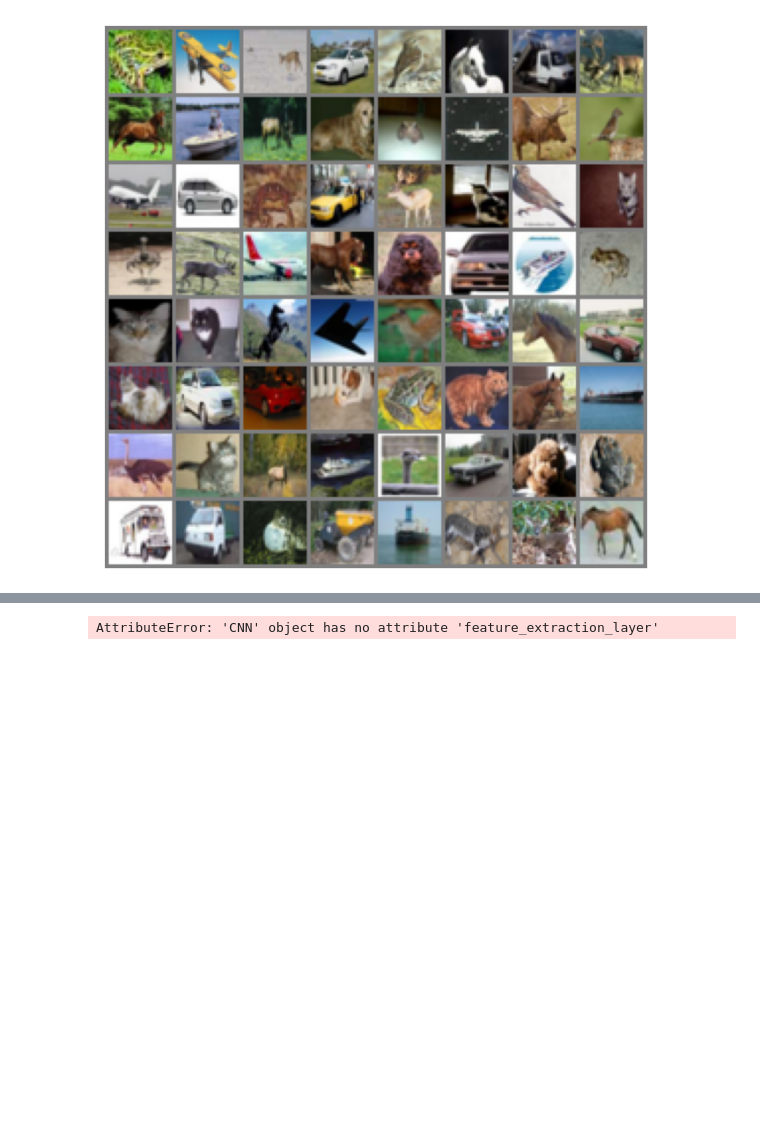
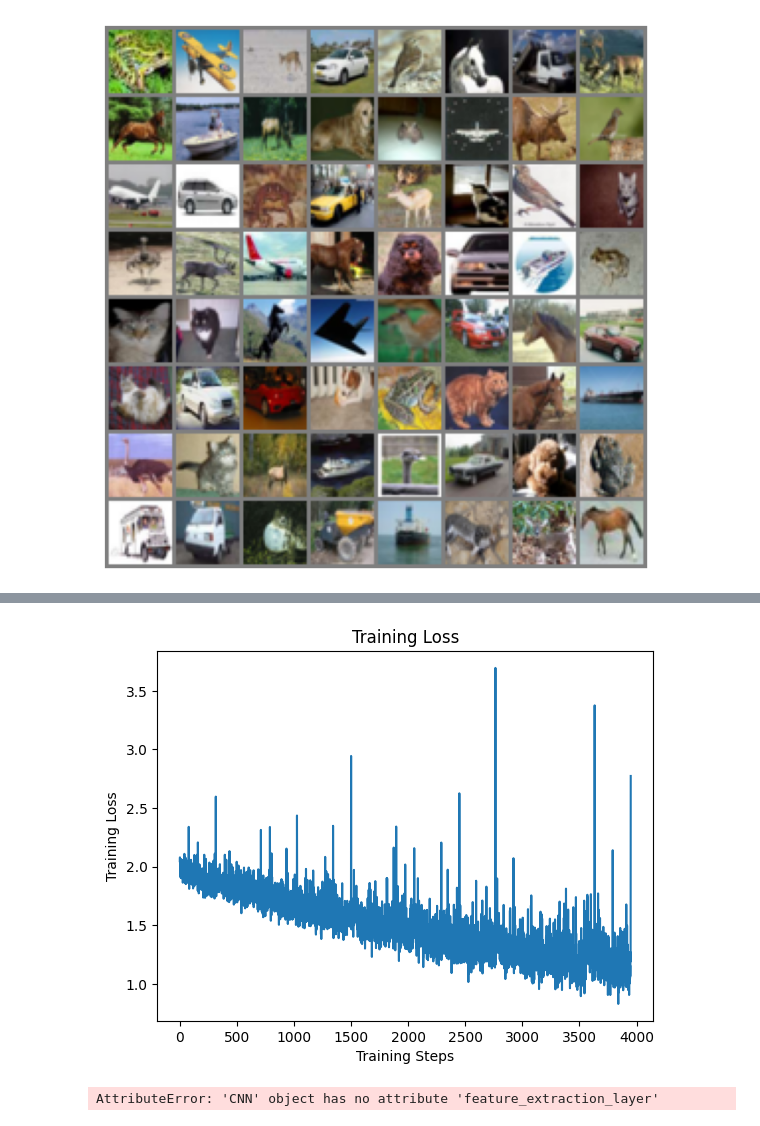
Before and after one commit to FenrisWulven/Normalising-Flow-DNN, a Jupyter notebook: CouplingFlow_cifar10_loss.ipynb, the cells around one changed output, grey strips where cells are left out. Cells and saved outputs as stored; diff of their text form; code cells hidden in the pictures; blank space fills up the shorter version.

Commit message:
postnet including loss function work

```diff
--- a/CouplingFlow_cifar10_loss.ipynb
+++ b/CouplingFlow_cifar10_loss.ipynb
@@ -102,6 +102,7 @@ class AffineCouplingLayer(nn.Module):
     def f(self, x: torch.Tensor) -> torch.Tensor:
         '''f: x -> z. The inverse of g.'''
         x2, x1 = self.split(x) # flip the split #insert other permutation for 3D+ data
+        ### permutation at one point
         t, s = self.theta(x1)
         # Tau coupling function: e^s + t
         z1, z2 = x1, x2 * torch.exp(s) + t
@@ -153,7 +154,7 @@ class Conditioner(nn.Module):
 class CNN(nn.Module):
     def __init__(self, latent_dim):
         super().__init__()
-        self.num_classes = latent_dim
+        self.latent_dim = latent_dim
 
         super(CNN, self).__init__()
         # input: 3 x 32 x 32
@@ -312,11 +311,25 @@ transform = transforms.Compose([transforms.ToTensor(),
     ])
 
 batch_size = 64 # standard value
+# train_dataset = datasets.CIFAR10(root='./data', train=True, download=True, transform=transform)
+# # Create a dataloader for batching and shuffling
+# train_loader = DataLoader(train_dataset, batch_size=batch_size, shuffle=True, num_workers=0, drop_last=False)
+# test_dataset = datasets.CIFAR10(root='./data', train=False, download=True, transform=transform)
+# test_loader = DataLoader(test_dataset, batch_size=batch_size, shuffle=False, num_workers=0, drop_last=True)
+
+from torch.utils.data.dataset import Subset
+subset_percentage = 0.1
+
 train_dataset = datasets.CIFAR10(root='./data', train=True, download=True, transform=transform)
-# Create a dataloader for batching and shuffling
-train_loader = DataLoader(train_dataset, batch_size=batch_size, shuffle=True, num_workers=0, drop_last=False)
 test_dataset = datasets.CIFAR10(root='./data', train=False, download=True, transform=transform)
-test_loader = DataLoader(test_dataset, batch_size=batch_size, shuffle=False, num_workers=0, drop_last=True)
+
+num_samples = int(len(train_dataset) * subset_percentage)
+train_subset = Subset(train_dataset, range(num_samples))
+test_subset = Subset(test_dataset, range(num_samples))
+
+train_loader = DataLoader(train_subset, batch_size=batch_size, shuffle=True, num_workers=0, drop_last=False)
+test_loader = DataLoader(test_subset, batch_size=batch_size, shuffle=False, num_workers=0, drop_last=True)
+
 
 # Dictionary with class names from indexes.
 classes = {index: name for name, index in train_dataset.class_to_idx.items()}
@@ -327,8 +340,11 @@ N = {index: 0 for index in range(len(classes))}
 # Count the occurrences of each class
 for _, target in train_dataset:
     N[target] += 1
-N_list = torch.tensor([N[index] for index in range(len(classes))])
-print(N_list)
+N = torch.tensor([N[index] for index in range(len(classes))])
+print(N)
+
+y_train = torch.tensor([target for _, target in train_dataset])
+print(y_train)
 # %% [output]
 Files already downloaded and verified
 Files already downloaded and verified
@@ -449,0 +456,3 @@ TypeError: posterior_network_loss() missing 3 required positional arguments: 'p'
+# %%
+train_losses = train(postnet_model, optimiser, train_loader, test_loader,
+                                       num_epochs, validation_every_epochs=1)
@@ -449,0 +477,9 @@ TypeError: posterior_network_loss() missing 3 required positional arguments: 'p'
+# %%
+#plot train loss
+plt.plot(train_losses)
+plt.title("Training Loss")
+plt.xlabel("Training Steps")
+plt.ylabel("Training Loss")
+plt.show()
+# %% [output]
+[figure, added]
```
Also changed, not shown: parts of 12 cells of this notebook, 5 other files.
